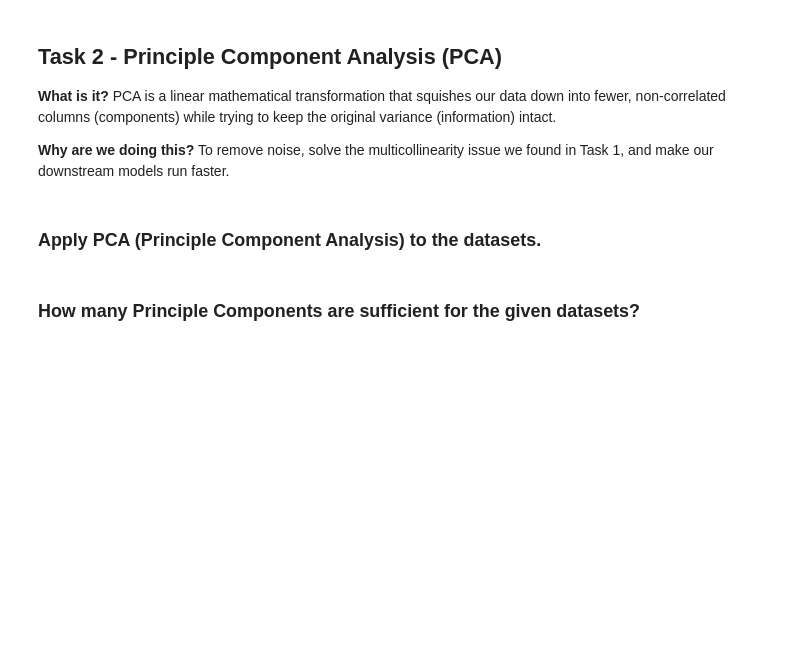
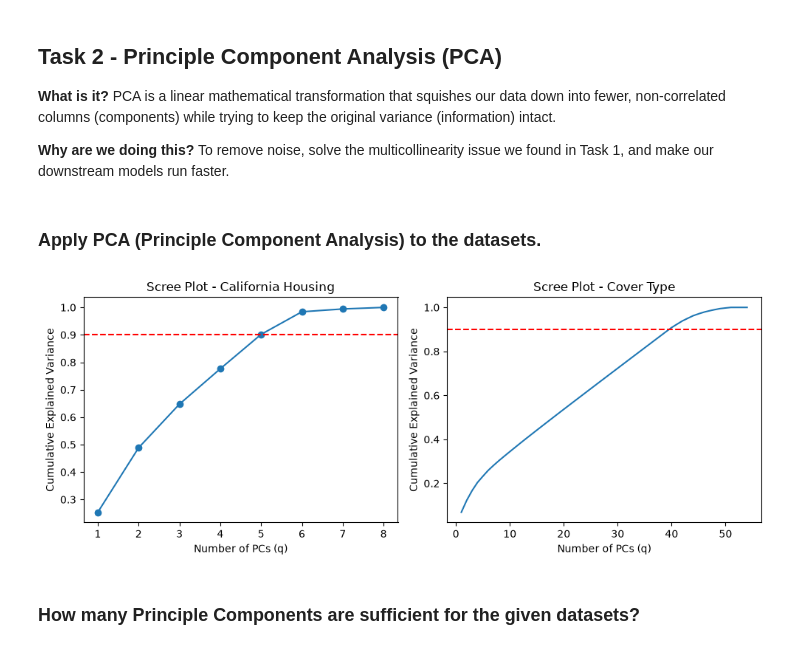
Before and after one commit to KrishnaKumar2002/Digitization-and-Data-Analytics, a Jupyter notebook: DDA EXERCISE/Exercise 6/regression_local.ipynb, the cells around one changed output. Saved outputs shown, nothing was run; the diff lists cells and outputs as text; code cells hidden in the pictures; blank space fills up the shorter version.

```diff
--- a/DDA EXERCISE/Exercise 6/regression_local.ipynb
+++ b/DDA EXERCISE/Exercise 6/regression_local.ipynb
@@ -81,34 +95,36 @@ pca_reg = PCA()
 pca_reg.fit(reg_data_scaled)
 
 # Repeat the scaling and PCA fitting for the classification data
 scaler_cla = StandardScaler()
 cla_data_scaled = scaler_cla.fit_transform(cla_data_without_target)
 
 pca_cla = PCA()
 pca_cla.fit(cla_data_scaled)
 
 # Plotting the Scree Plots to visualize explained variance
 plt.figure(figsize=(10, 4))
 
 # Scree plot for California Housing
 plt.subplot(1, 2, 1)
 # np.cumsum calculates the cumulative sum of the variance explained by each consecutive component
 plt.plot(range(1, len(pca_reg.explained_variance_ratio_) + 1), np.cumsum(pca_reg.explained_variance_ratio_), marker='o')
 # Draw a red dashed line at 90% to help us find our threshold
 plt.axhline(y=0.90, color='r', linestyle='--')
 plt.title('Scree Plot - California Housing')
 plt.xlabel('Number of PCs (q)')
 plt.ylabel('Cumulative Explained Variance')
 
 # Scree plot for Cover Type
 plt.subplot(1, 2, 2)
 plt.plot(range(1, len(pca_cla.explained_variance_ratio_) + 1), np.cumsum(pca_cla.explained_variance_ratio_))
-plt.axhline(y=0.90, color='r', linestyle='--')
+plt.axhline(y=0.9, color='r', linestyle='--')
 plt.title('Scree Plot - Cover Type')
 plt.xlabel('Number of PCs (q)')
 plt.ylabel('Cumulative Explained Variance')
 plt.tight_layout()
 plt.show()
+# %% [output]
+[figure, added]
 # %% [markdown]
 ### How many Principle Components are sufficient for the given datasets?
 # %% [markdown]
```
Also changed, not shown: parts of 11 cells of this notebook, 1 other file.
